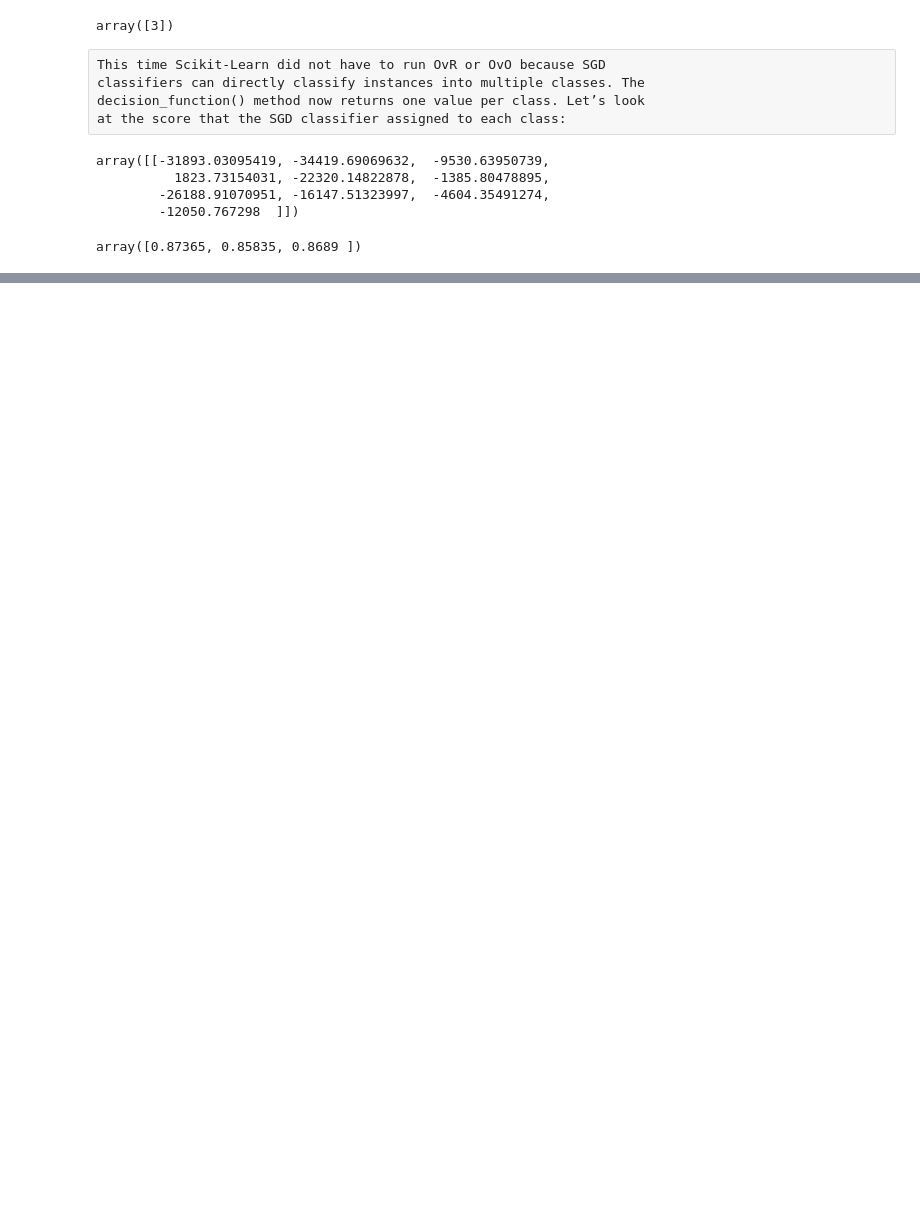
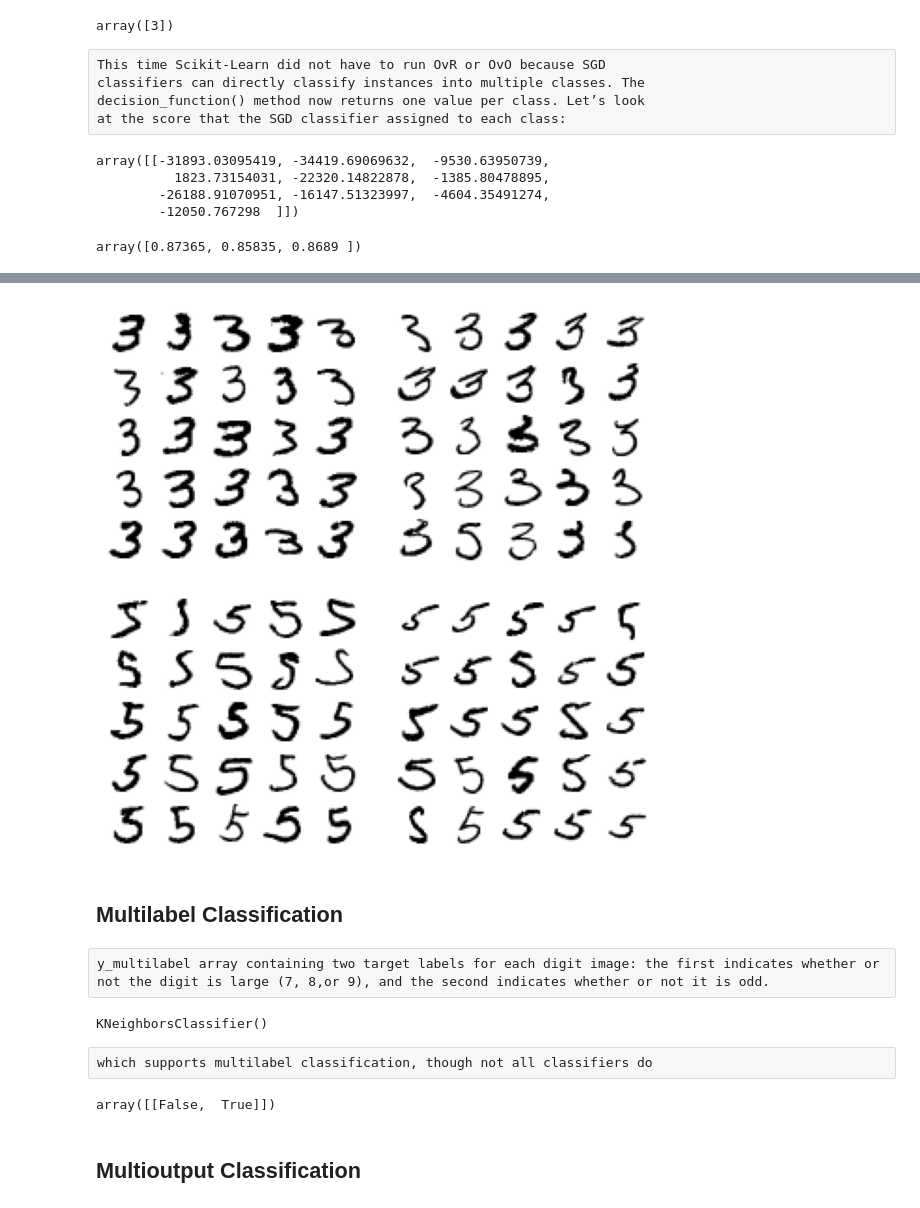
Before and after one commit to HESleagacy/MNSIT_CLASSIFIER, a Jupyter notebook: notebook.ipynb, the cells around one changed output, grey strips where cells are left out. Drawn from its saved outputs; the diff is of its cells as text; code cells hidden in the pictures; blank space fills up the shorter version.

```diff
--- a/notebook.ipynb
+++ b/notebook.ipynb
@@ -464,0 +499,50 @@ cross_val_score(sgd_scaled, X, y_train, cv=3, scoring="accuracy")
+# %%
+import matplotlib.pyplot as plt
+from matplotlib import gridspec
+import numpy as np
+
+# All four datasets in a list
+datasets = [X_aa, X_ab, X_ba, X_bb]
+
+fig = plt.figure(figsize=(10,10))
+
+# Create a 2x2 outer grid
+outer = gridspec.GridSpec(2, 2, wspace=0.1, hspace=0.1)
+
+for idx, data in enumerate(datasets):
+    # Size of each 28x28 MNIST image
+    size = int(np.sqrt(data.shape[1]))
+
+    # Each panel has its own 5x5 internal grid
+    inner = gridspec.GridSpecFromSubplotSpec(
+        5, 5, subplot_spec=outer[idx], wspace=0, hspace=0
+    )
+
+    # Plot the first 25 samples
+    for i in range(25):
+        ax = fig.add_subplot(inner[i])
+        ax.imshow(data.iloc[i].values.reshape(size, size), cmap="binary")
+        ax.axis("off")
+
+plt.show()
+# %% [output]
+[figure, added]
+# %% [markdown]
+## Multilabel Classification
+# %% [raw]
+y_multilabel array containing two target labels for each digit image: the first indicates whether or not the digit is large (7, 8,or 9), and the second indicates whether or not it is odd.
+# %%
+from sklearn.neighbors import KNeighborsClassifier
+y_train_large = (y_train >= 7)
+y_train_odd = (y_train % 2 == 1)
+y_multilabel = np.c_[y_train_large, y_train_odd]
+knn_clf = KNeighborsClassifier()
+knn_clf.fit(X_train, y_multilabel)
+# %% [output]
+KNeighborsClassifier()
+# %% [raw]
+which supports multilabel classification, though not all classifiers do
+# %%
+knn_clf.predict([some_digit]) #The digit 5 is indeed not large (False) and odd (True)
+# %% [output]
+array([[False,  True]])
@@ -464,0 +553,2 @@ cross_val_score(sgd_scaled, X, y_train, cv=3, scoring="accuracy")
+# %% [markdown]
+## Multioutput Classification
```
Also changed, not shown: parts of 10 cells of this notebook.
